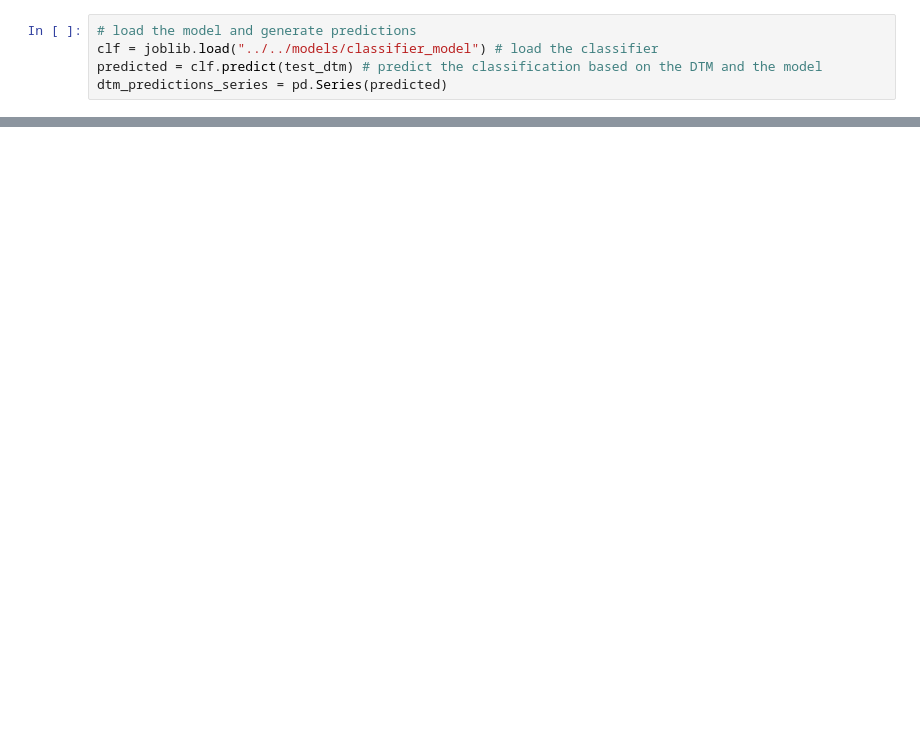
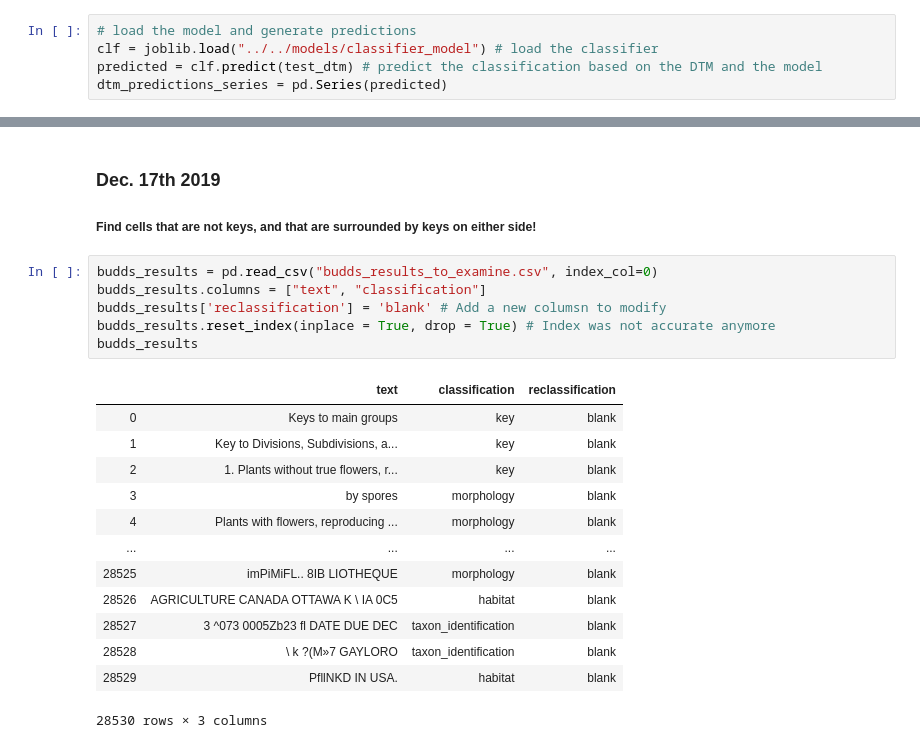
Before and after one commit to jocelynpender/flora-prepper, a Jupyter notebook: notebooks/flora_commons_workflow/budds_predict.ipynb, the cells around one changed output, grey strips where cells are left out. Cells and saved outputs as stored; diff of their text form; blank space fills up the shorter version.

Commit message:
improve model run on budds data by reclassifying key if needed

```diff
--- a/notebooks/flora_commons_workflow/budds_predict.ipynb
+++ b/notebooks/flora_commons_workflow/budds_predict.ipynb
@@ -66,3 +68,26 @@ budds_results
 | 29683 | PfllNKD IN USA. | habitat |
 | 29684 |  | morphology |
 29685 rows × 2 columns
+# %% [markdown]
+### Dec. 17th 2019
+##### Find cells that are not keys, and that are surrounded by keys on either side!
+# %%
+budds_results = pd.read_csv("budds_results_to_examine.csv", index_col=0)
+budds_results.columns = ["text", "classification"]
+budds_results['reclassification'] = 'blank' # Add a new columsn to modify
+budds_results.reset_index(inplace = True, drop = True) # Index was not accurate anymore
+budds_results
+# %% [output]
+|  | text | classification | reclassification |
+| 0 | Keys to main groups | key | blank |
+| 1 | Key to Divisions, Subdivisions, a... | key | blank |
+| 2 | 1. Plants without true flowers, r... | key | blank |
+| 3 | by spores | morphology | blank |
+| 4 | Plants with flowers, reproducing ... | morphology | blank |
+| ... | ... | ... | ... |
+| 28525 | imPiMiFL.. 8IB LIOTHEQUE | morphology | blank |
+| 28526 | AGRICULTURE CANADA OTTAWA K \ IA 0C5 | habitat | blank |
+| 28527 | 3 ^073 0005Zb23 fl DATE DUE DEC | taxon_identification | blank |
+| 28528 | \ k ?(M»7 GAYLORO | taxon_identification | blank |
+| 28529 | PfllNKD IN USA. | habitat | blank |
+28530 rows × 3 columns
```
Also changed, not shown: parts of 10 cells of this notebook, 4 other files.
